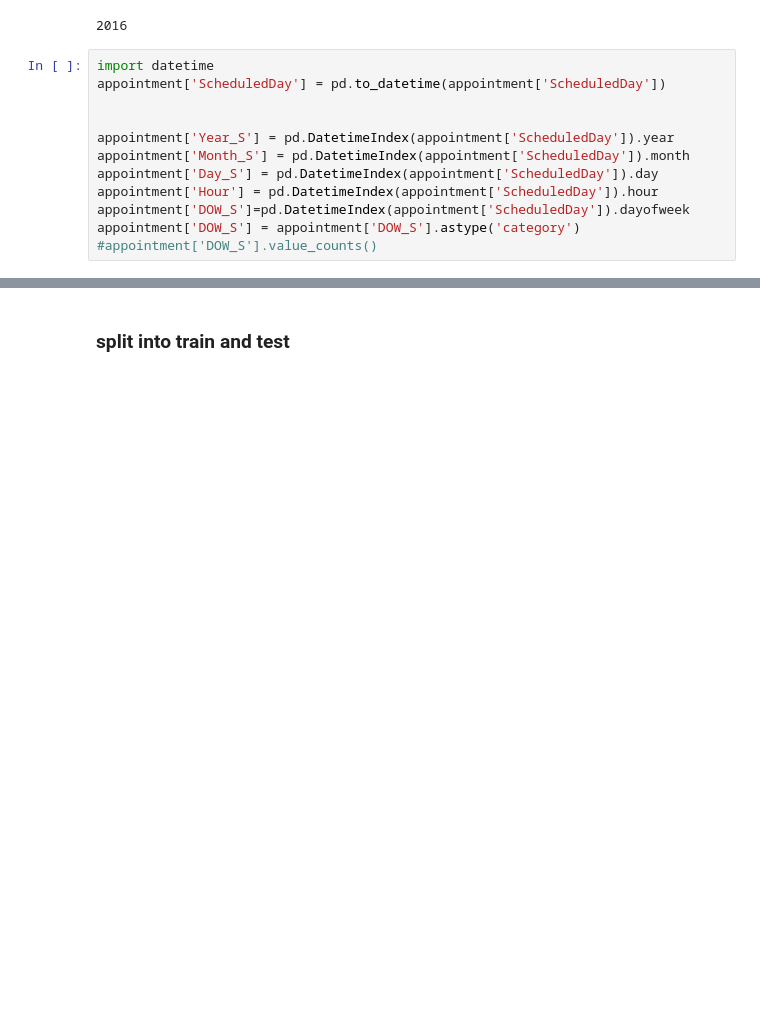
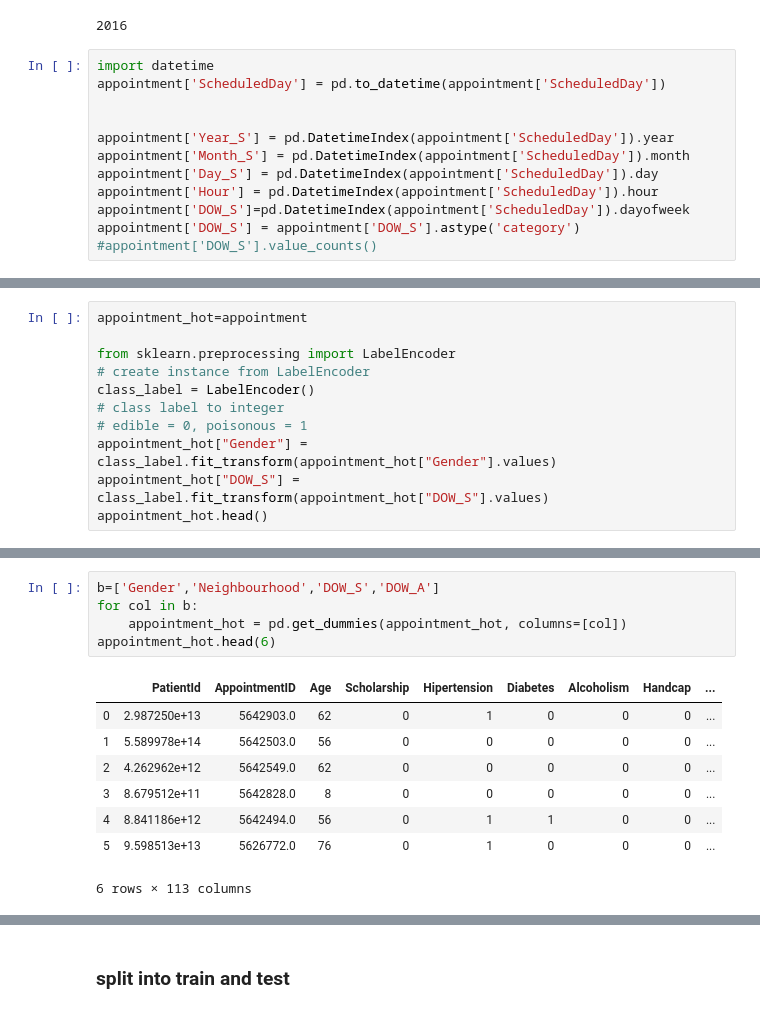
Before and after one commit to vpl19/ML_HDA_project, a Jupyter notebook: ML_Notebbok2.ipynb, the cells around one changed output, grey strips where cells are left out. Cells and saved outputs as stored; diff of their text form; blank space fills up the shorter version.

```diff
--- a/ML_Notebbok2.ipynb
+++ b/ML_Notebbok2.ipynb
@@ -221,0 +272,11 @@ Name: DOW_S, dtype: object
+# %%
+appointment_hot=appointment
+
+from sklearn.preprocessing import LabelEncoder
+# create instance from LabelEncoder
+class_label = LabelEncoder()
+# class label to integer
+# edible = 0, poisonous = 1
+appointment_hot["Gender"] = class_label.fit_transform(appointment_hot["Gender"].values)
+appointment_hot["DOW_S"] = class_label.fit_transform(appointment_hot["DOW_S"].values)
+appointment_hot.head()
@@ -221,0 +291,14 @@ Name: DOW_S, dtype: object
+# %%
+b=['Gender','Neighbourhood','DOW_S','DOW_A']
+for col in b:
+    appointment_hot = pd.get_dummies(appointment_hot, columns=[col])
+appointment_hot.head(6)
+# %% [output]
+|  | PatientId | AppointmentID | Age | Scholarship | Hipertension | Diabetes | Alcoholism | Handcap | ... |
+| 0 | 2.987250e+13 | 5642903.0 | 62 | 0 | 1 | 0 | 0 | 0 | ... |
+| 1 | 5.589978e+14 | 5642503.0 | 56 | 0 | 0 | 0 | 0 | 0 | ... |
+| 2 | 4.262962e+12 | 5642549.0 | 62 | 0 | 0 | 0 | 0 | 0 | ... |
+| 3 | 8.679512e+11 | 5642828.0 | 8 | 0 | 0 | 0 | 0 | 0 | ... |
+| 4 | 8.841186e+12 | 5642494.0 | 56 | 0 | 1 | 1 | 0 | 0 | ... |
+| 5 | 9.598513e+13 | 5626772.0 | 76 | 0 | 1 | 0 | 0 | 0 | ... |
+6 rows × 113 columns
```
Also changed, not shown: parts of 14 cells of this notebook.
